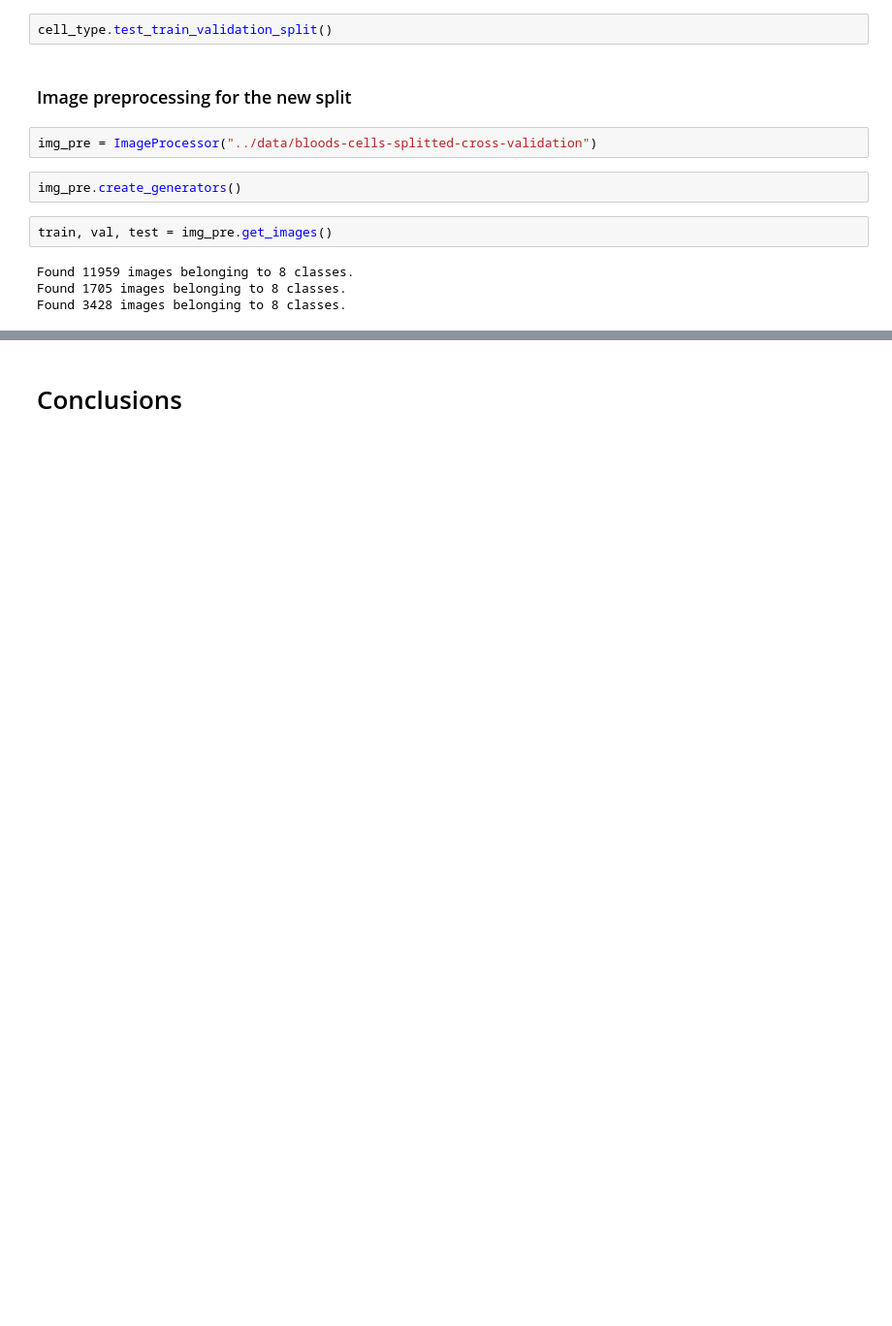
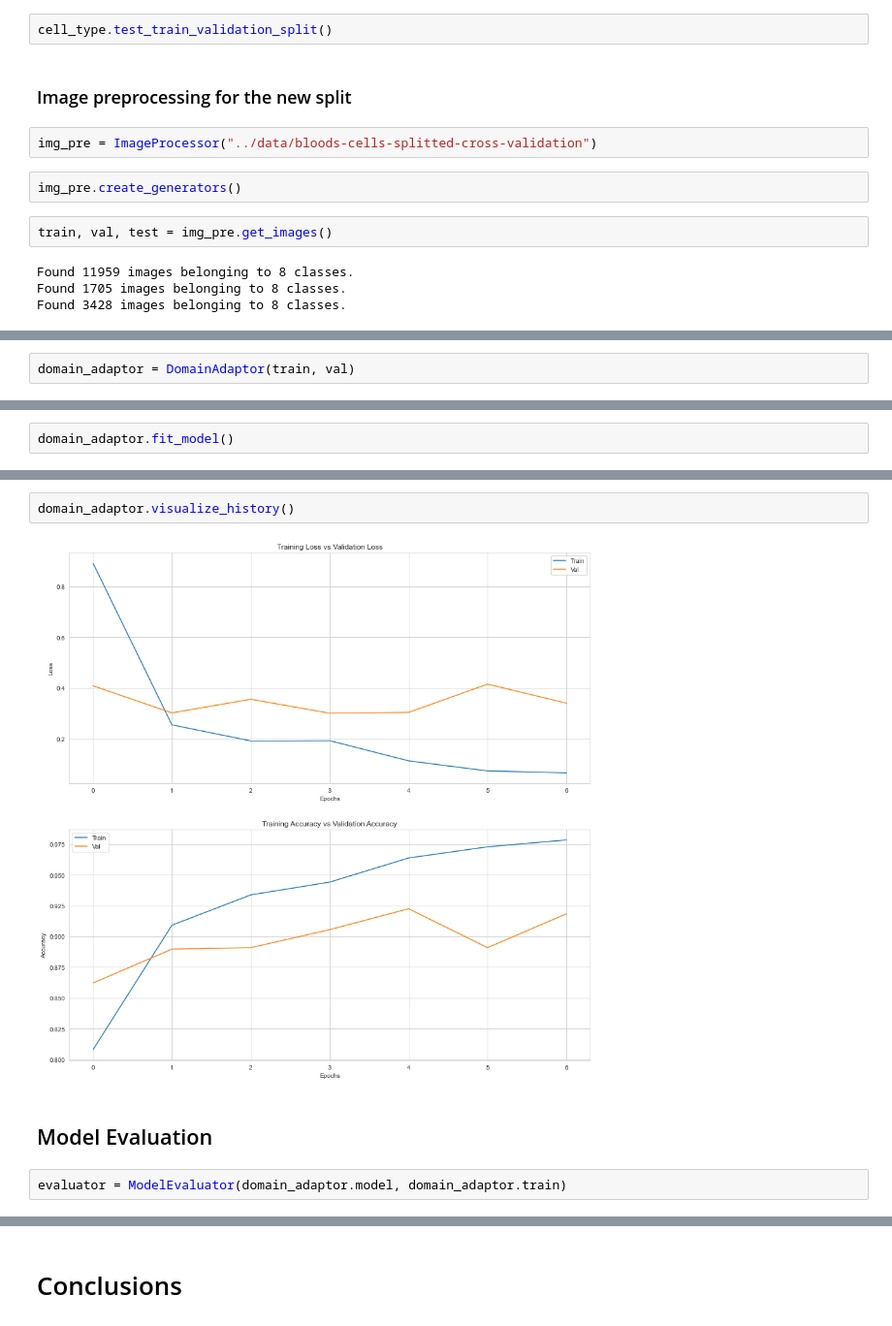
Before and after one commit to Gaurav0502/blood-cell-classification, a Jupyter notebook: notebooks/cnn_exploration.ipynb, the cells around one changed output, grey strips where cells are left out. Shown: that part at 97% size. Drawn from its saved outputs; the diff is of its cells as text; blank space fills up the shorter version.

Commit message:
feat(cross-validation) : domain adaptation and evaluation of new split

```diff
--- a/notebooks/cnn_exploration.ipynb
+++ b/notebooks/cnn_exploration.ipynb
@@ -478,0 +481,2 @@ Found 3428 images belonging to 8 classes.
+# %%
+domain_adaptor = DomainAdaptor(train, val)
@@ -478,0 +487,2 @@ Found 3428 images belonging to 8 classes.
+# %%
+domain_adaptor.fit_model()
@@ -478,0 +504,8 @@ Found 3428 images belonging to 8 classes.
+# %%
+domain_adaptor.visualize_history()
+# %% [output]
+[figure, added]
+# %% [markdown]
+## Model Evaluation
+# %%
+evaluator = ModelEvaluator(domain_adaptor.model, domain_adaptor.train)
```
Also changed, not shown: parts of 7 cells of this notebook.
